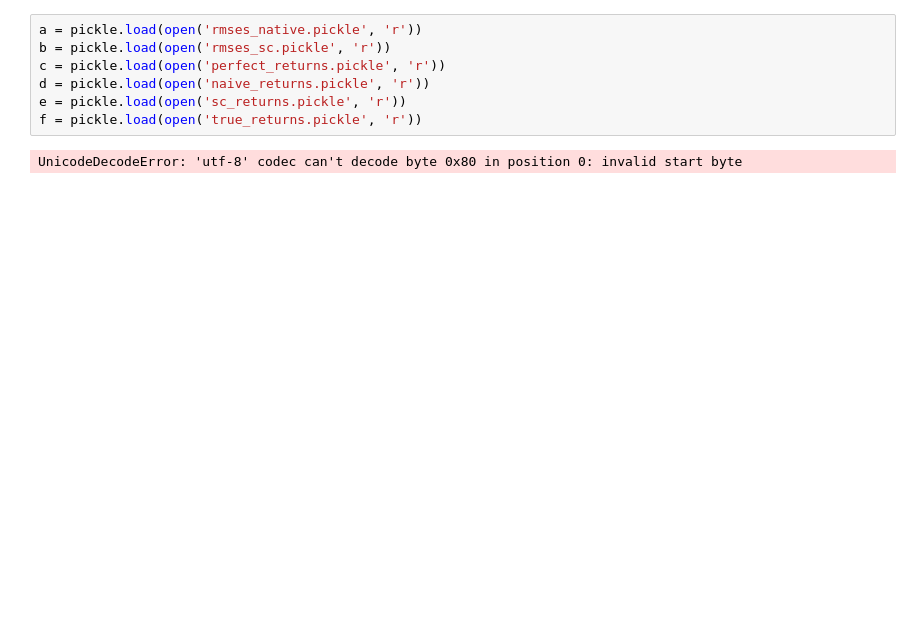
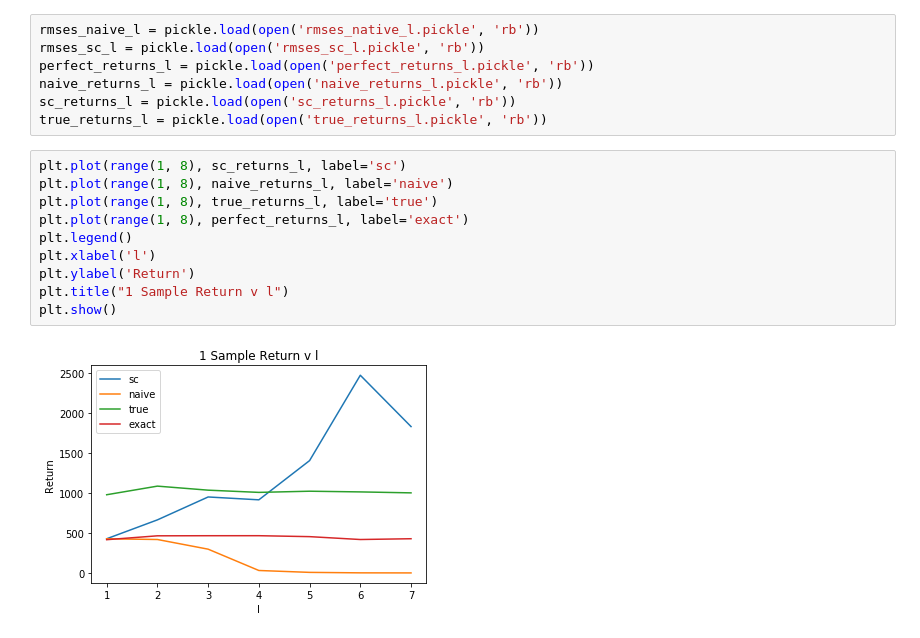
Before and after one commit to blepfo/RL-MDPs, a Jupyter notebook: Untitled.ipynb, the cells around one changed output. Saved outputs shown, nothing was run; the diff lists cells and outputs as text; blank space fills up the shorter version.

```diff
--- a/Untitled.ipynb
+++ b/Untitled.ipynb
@@ -138,9 +52,19 @@ pickle.dump(true_returns, open('true_returns.pickle', 'wb'))
 # %%
-a = pickle.load(open('rmses_native.pickle', 'r'))
-b = pickle.load(open('rmses_sc.pickle', 'r'))
-c = pickle.load(open('perfect_returns.pickle', 'r'))
-d = pickle.load(open('naive_returns.pickle', 'r'))
-e = pickle.load(open('sc_returns.pickle', 'r'))
-f = pickle.load(open('true_returns.pickle', 'r'))
+rmses_naive_l = pickle.load(open('rmses_native_l.pickle', 'rb'))
+rmses_sc_l = pickle.load(open('rmses_sc_l.pickle', 'rb'))
+perfect_returns_l = pickle.load(open('perfect_returns_l.pickle', 'rb'))
+naive_returns_l = pickle.load(open('naive_returns_l.pickle', 'rb'))
+sc_returns_l = pickle.load(open('sc_returns_l.pickle', 'rb'))
+true_returns_l = pickle.load(open('true_returns_l.pickle', 'rb'))
-# %% [output]
-UnicodeDecodeError: 'utf-8' codec can't decode byte 0x80 in position 0: invalid start byte
+# %%
+plt.plot(range(1, 8), sc_returns_l, label='sc')
+plt.plot(range(1, 8), naive_returns_l, label='naive')
+plt.plot(range(1, 8), true_returns_l, label='true')
+plt.plot(range(1, 8), perfect_returns_l, label='exact')
+plt.legend()
+plt.xlabel('l')
+plt.ylabel('Return')
+plt.title("1 Sample Return v l")
+plt.show()
+# %% [output]
+[figure, added]
```
Also changed, not shown: parts of 13 cells of this notebook, 41 other files.
